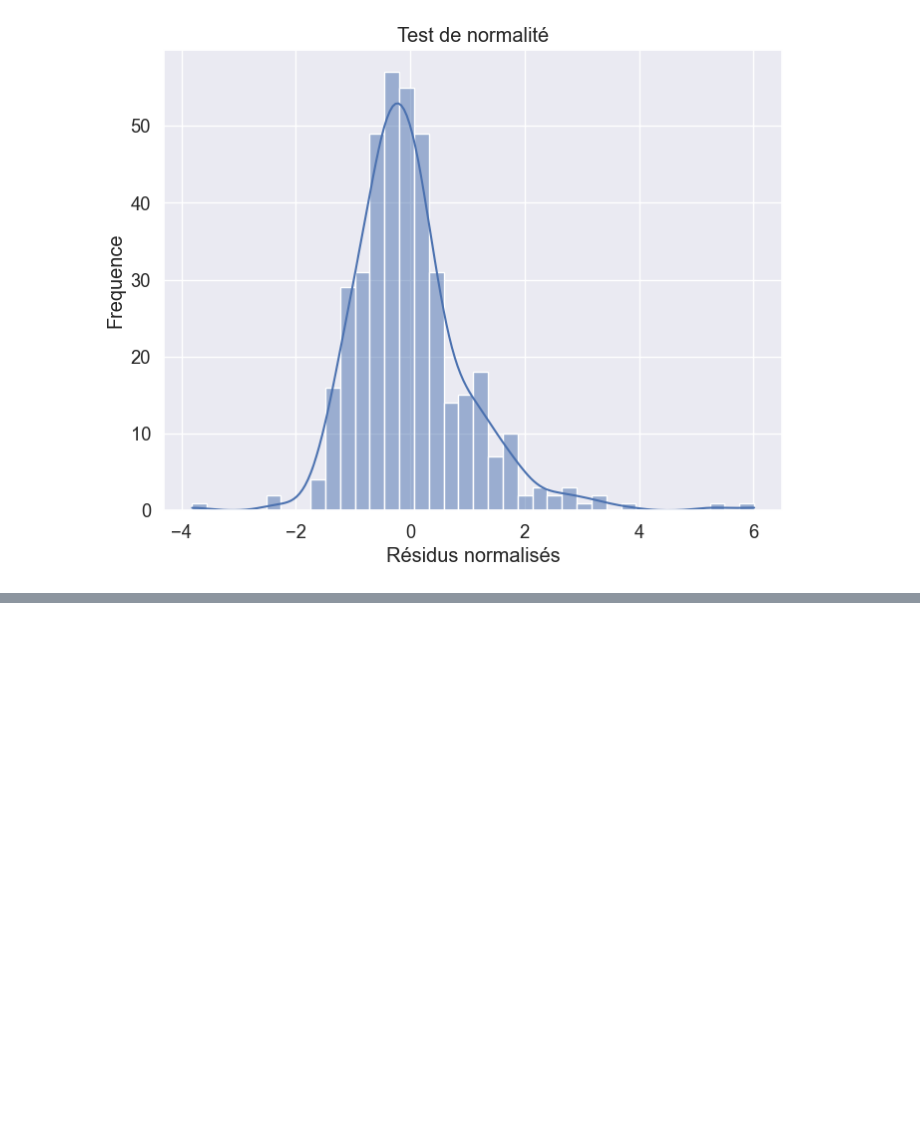
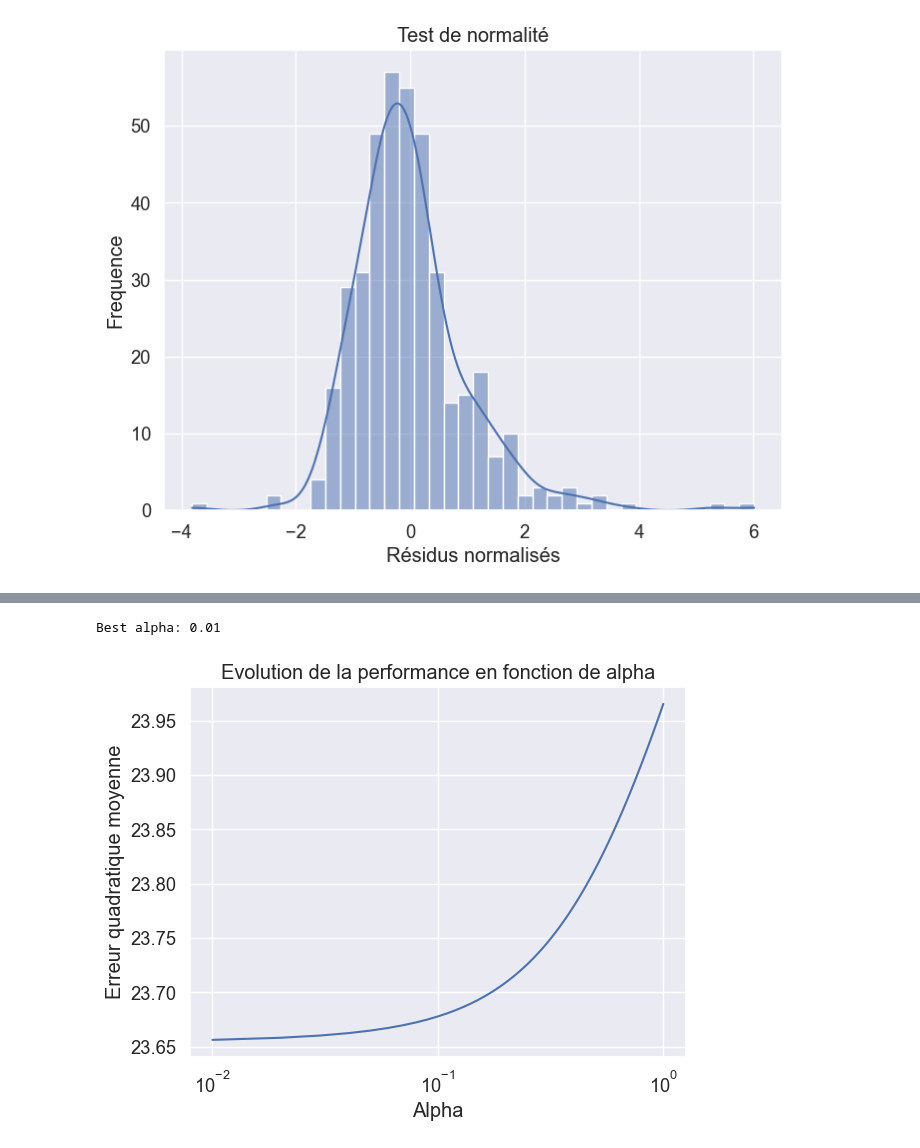
Before and after one commit to BrechM/Projects-Space, a Jupyter notebook: ML/Partition_ML/20- Regression Ridge, Lasso et Elastic Net.ipynb, the cells around one changed output, grey strips where cells are left out. Cells and saved outputs as stored; diff of their text form; code cells hidden in the pictures; blank space fills up the shorter version.

```diff
--- a/ML/Partition_ML/20- Regression Ridge, Lasso et Elastic Net.ipynb
+++ b/ML/Partition_ML/20- Regression Ridge, Lasso et Elastic Net.ipynb
@@ -719,0 +800,32 @@ plt.show()
+# %%
+from sklearn.linear_model import Lasso, LassoCV,RidgeCV,Ridge,ElasticNet,ElasticNetCV
+from sklearn.model_selection import train_test_split,cross_val_score
+
+# Créer et ajuster le modèle RidgeCV
+alphas = np.linspace(0.01, 1, 100) # Liste des valeurs possibles pour le paramètre alpha
+ridge_cv = RidgeCV(alphas=alphas, cv=7) # cv est le nombre de plis (folds) pour la validation croisée
+ridge_cv.fit(X_train, y_train) # entraîne un modèle de régression Ridge avec validation croisée intégrée
+# sur les données d’entraînement X_train et y_train.
+
+# Obtenir le meilleur paramètre alpha
+best_alpha = ridge_cv.alpha_
+print(f"Best alpha: {best_alpha}")
+# %% [output]
+Best alpha: 0.01
+# %%
+# On essaie d'optimiser le mean squarred error
+mse_scores = []
+for alpha in alphas:
+    model = Ridge(alpha=alpha) # On met le parametre de alpha souhaité
+    mse_score = np.mean(-cross_val_score(model, X_train, y_train, scoring='neg_mean_squared_error', cv=5))
+    # cross_val_score effectue une validation croisée en k-fold (ici cv=5).
+    mse_scores.append(mse_score)
+
+plt.plot(alphas, mse_scores)
+plt.xscale('log')
+plt.xlabel('Alpha')
+plt.ylabel('Erreur quadratique moyenne')
+plt.title('Evolution de la performance en fonction de alpha')
+plt.show()
+# %% [output]
+[figure, added]
```
Also changed, not shown: parts of 29 cells of this notebook.
